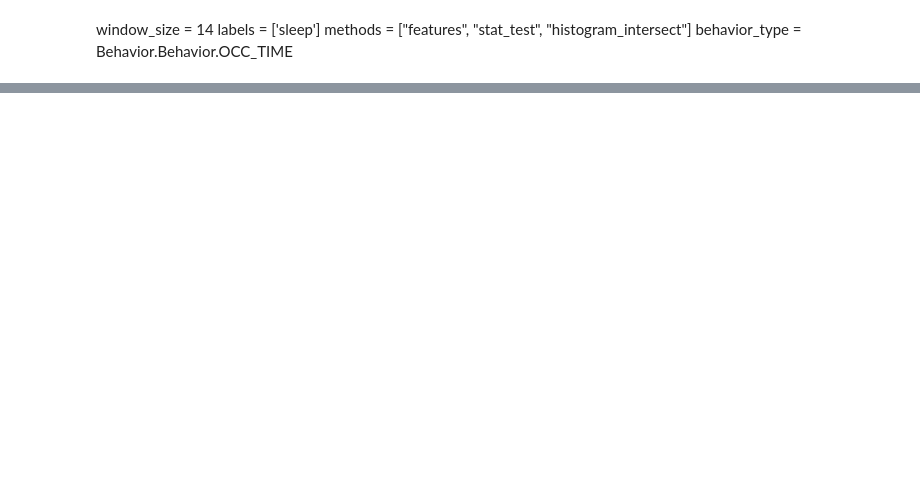
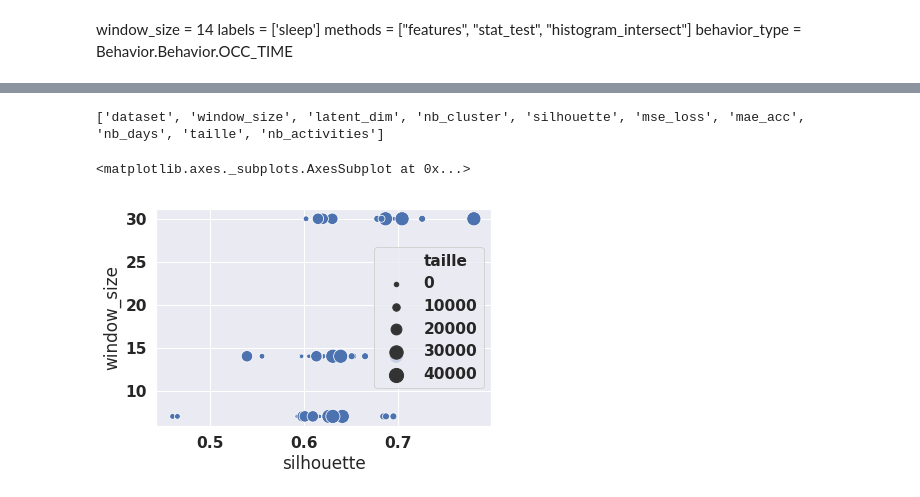
Before and after one commit to CyriacAzefack/Frailty_Box, a Jupyter notebook: Notebooks/Drift Results.ipynb, the cells around one changed output, grey strips where cells are left out. Cells and saved outputs as stored; diff of their text form; code cells hidden in the pictures; blank space fills up the shorter version.

```diff
--- a/Notebooks/Drift Results.ipynb
+++ b/Notebooks/Drift Results.ipynb
@@ -60,2 +63,18 @@ KeyError: 'silhouette'
+# %%
+#results = results.join(dataset_details, on='dataset')
+
+final_results = pd.merge(results, dataset_details, on=['dataset', 'dataset'])
+
+print(list(final_results.columns))
+
+# final_results.sort_values(by=['silhouette'], axis=1, inplace=True)
+
+# final_results.dtypes
+#
+sns.scatterplot(data=final_results, x="silhouette", y="window_size", size='taille', sizes=(20, 200))
+# %% [output]
+['dataset', 'window_size', 'latent_dim', 'nb_cluster', 'silhouette', 'mse_loss', 'mae_acc', 'nb_days', 'taille', 'nb_activities']
+<matplotlib.axes._subplots.AxesSubplot at 0x...>
+[figure, added]
 # %%
 sns.scatterplot(x="nb_activities", y="silhouette",  hue="latent_dim", legend='full',
```
Also changed, not shown: parts of 8 cells of this notebook, 44 other files.
